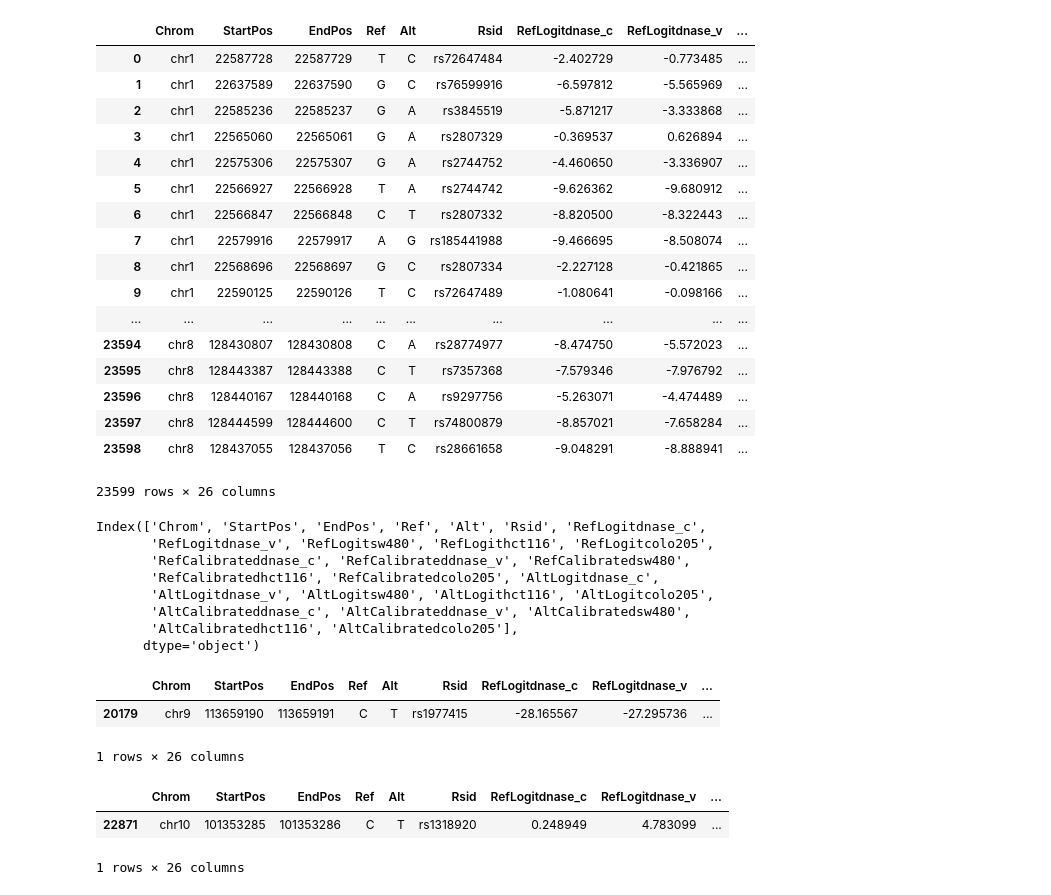
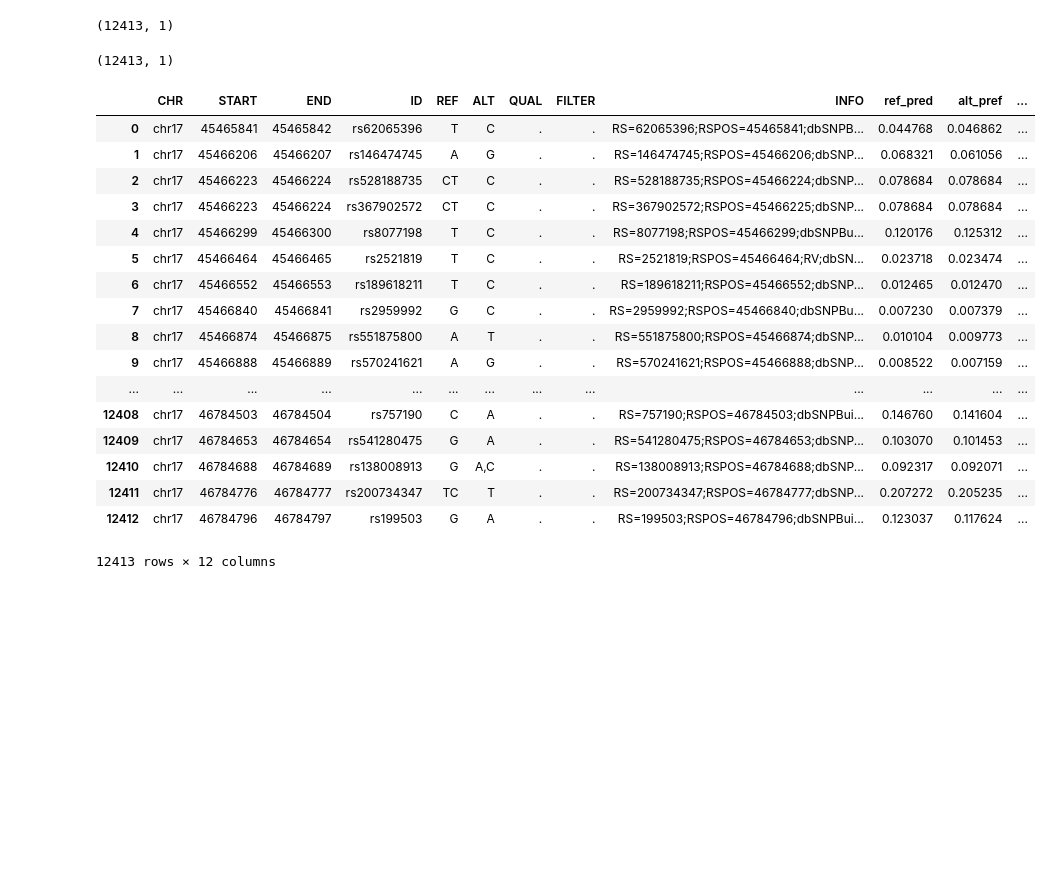
Before and after one commit to kundajelab/alzheimers_parkinsons, a Jupyter notebook: dl_interpret/SNP_effect_all_SNPs.ipynb, the cells around one changed output. Drawn from its saved outputs; the diff is of its cells as text; code cells hidden in the pictures; blank space fills up the shorter version.

```diff
--- a/dl_interpret/SNP_effect_all_SNPs.ipynb
+++ b/dl_interpret/SNP_effect_all_SNPs.ipynb
@@ -155,0 +75,8 @@ calibrated SNP predictions with Platt scaling
+# %%
+snp_ref_predictions.shape
+# %% [output]
+(12413, 1)
+# %%
+snp_alt_predictions.shape
+# %% [output]
+(12413, 1)
@@ -156,46 +88,23 @@ calibrated SNP predictions with Platt scaling
 # %%
 import pandas as pd
-snp_predictions=pd.read_csv("SNP_effect_predictions.txt",header=0,sep='\t')
+snp_predictions=pd.read_csv("MAPT_SNP_Ref_vs_Alt_predictions.txt",header=0,sep='\t')
 snp_predictions
 # %% [output]
-|  | Chrom | StartPos | EndPos | Ref | Alt | Rsid | RefLogitdnase_c | RefLogitdnase_v | ... |
-| 0 | chr1 | 22587728 | 22587729 | T | C | rs72647484 | -2.402729 | -0.773485 | ... |
-| 1 | chr1 | 22637589 | 22637590 | G | C | rs76599916 | -6.597812 | -5.565969 | ... |
-| 2 | chr1 | 22585236 | 22585237 | G | A | rs3845519 | -5.871217 | -3.333868 | ... |
-| 3 | chr1 | 22565060 | 22565061 | G | A | rs2807329 | -0.369537 | 0.626894 | ... |
-| 4 | chr1 | 22575306 | 22575307 | G | A | rs2744752 | -4.460650 | -3.336907 | ... |
-| 5 | chr1 | 22566927 | 22566928 | T | A | rs2744742 | -9.626362 | -9.680912 | ... |
-| 6 | chr1 | 22566847 | 22566848 | C | T | rs2807332 | -8.820500 | -8.322443 | ... |
-| 7 | chr1 | 22579916 | 22579917 | A | G | rs185441988 | -9.466695 | -8.508074 | ... |
-| 8 | chr1 | 22568696 | 22568697 | G | C | rs2807334 | -2.227128 | -0.421865 | ... |
-| 9 | chr1 | 22590125 | 22590126 | T | C | rs72647489 | -1.080641 | -0.098166 | ... |
-| ... | ... | ... | ... | ... | ... | ... | ... | ... | ... |
-| 23594 | chr8 | 128430807 | 128430808 | C | A | rs28774977 | -8.474750 | -5.572023 | ... |
-| 23595 | chr8 | 128443387 | 128443388 | C | T | rs7357368 | -7.579346 | -7.976792 | ... |
-| 23596 | chr8 | 128440167 | 128440168 | C | A | rs9297756 | -5.263071 | -4.474489 | ... |
-| 23597 | chr8 | 128444599 | 128444600 | C | T | rs74800879 | -8.857021 | -7.658284 | ... |
-| 23598 | chr8 | 128437055 | 128437056 | T | C | rs28661658 | -9.048291 | -8.888941 | ... |
+|  | CHR | START | END | ID | REF | ALT | QUAL | FILTER | INFO | ref_pred | alt_pref | ... |
+| 0 | chr17 | 45465841 | 45465842 | rs62065396 | T | C | . | . | RS=62065396;RSPOS=45465841;dbSNPB... | 0.044768 | 0.046862 | ... |
+| 1 | chr17 | 45466206 | 45466207 | rs146474745 | A | G | . | . | RS=146474745;RSPOS=45466206;dbSNP... | 0.068321 | 0.061056 | ... |
+| 2 | chr17 | 45466223 | 45466224 | rs528188735 | CT | C | . | . | RS=528188735;RSPOS=45466224;dbSNP... | 0.078684 | 0.078684 | ... |
+| 3 | chr17 | 45466223 | 45466224 | rs367902572 | CT | C | . | . | RS=367902572;RSPOS=45466225;dbSNP... | 0.078684 | 0.078684 | ... |
+| 4 | chr17 | 45466299 | 45466300 | rs8077198 | T | C | . | . | RS=8077198;RSPOS=45466299;dbSNPBu... | 0.120176 | 0.125312 | ... |
+| 5 | chr17 | 45466464 | 45466465 | rs2521819 | T | C | . | . | RS=2521819;RSPOS=45466464;RV;dbSN... | 0.023718 | 0.023474 | ... |
+| 6 | chr17 | 45466552 | 45466553 | rs189618211 | T | C | . | . | RS=189618211;RSPOS=45466552;dbSNP... | 0.012465 | 0.012470 | ... |
+| 7 | chr17 | 45466840 | 45466841 | rs2959992 | G | C | . | . | RS=2959992;RSPOS=45466840;dbSNPBu... | 0.007230 | 0.007379 | ... |
+| 8 | chr17 | 45466874 | 45466875 | rs551875800 | A | T | . | . | RS=551875800;RSPOS=45466874;dbSNP... | 0.010104 | 0.009773 | ... |
+| 9 | chr17 | 45466888 | 45466889 | rs570241621 | A | G | . | . | RS=570241621;RSPOS=45466888;dbSNP... | 0.008522 | 0.007159 | ... |
+| ... | ... | ... | ... | ... | ... | ... | ... | ... | ... | ... | ... | ... |
+| 12408 | chr17 | 46784503 | 46784504 | rs757190 | C | A | . | . | RS=757190;RSPOS=46784503;dbSNPBui... | 0.146760 | 0.141604 | ... |
+| 12409 | chr17 | 46784653 | 46784654 | rs541280475 | G | A | . | . | RS=541280475;RSPOS=46784653;dbSNP... | 0.103070 | 0.101453 | ... |
+| 12410 | chr17 | 46784688 | 46784689 | rs138008913 | G | A,C | . | . | RS=138008913;RSPOS=46784688;dbSNP... | 0.092317 | 0.092071 | ... |
+| 12411 | chr17 | 46784776 | 46784777 | rs200734347 | TC | T | . | . | RS=200734347;RSPOS=46784777;dbSNP... | 0.207272 | 0.205235 | ... |
+| 12412 | chr17 | 46784796 | 46784797 | rs199503 | G | A | . | . | RS=199503;RSPOS=46784796;dbSNPBui... | 0.123037 | 0.117624 | ... |
-23599 rows × 26 columns
+12413 rows × 12 columns
-# %%
-snp_predictions.columns
-# %% [output]
-Index(['Chrom', 'StartPos', 'EndPos', 'Ref', 'Alt', 'Rsid', 'RefLogitdnase_c',
-       'RefLogitdnase_v', 'RefLogitsw480', 'RefLogithct116', 'RefLogitcolo205',
-       'RefCalibrateddnase_c', 'RefCalibrateddnase_v', 'RefCalibratedsw480',
-       'RefCalibratedhct116', 'RefCalibratedcolo205', 'AltLogitdnase_c',
-       'AltLogitdnase_v', 'AltLogitsw480', 'AltLogithct116', 'AltLogitcolo205',
-       'AltCalibrateddnase_c', 'AltCalibrateddnase_v', 'AltCalibratedsw480',
-       'AltCalibratedhct116', 'AltCalibratedcolo205'],
-      dtype='object')
-# %%
-snp_predictions[snp_predictions['Rsid']=="rs1977415"]
-# %% [output]
-|  | Chrom | StartPos | EndPos | Ref | Alt | Rsid | RefLogitdnase_c | RefLogitdnase_v | ... |
-| 20179 | chr9 | 113659190 | 113659191 | C | T | rs1977415 | -28.165567 | -27.295736 | ... |
-1 rows × 26 columns
-# %%
-snp_predictions[snp_predictions['Rsid']=="rs1318920"]
-# %% [output]
-|  | Chrom | StartPos | EndPos | Ref | Alt | Rsid | RefLogitdnase_c | RefLogitdnase_v | ... |
-| 22871 | chr10 | 101353285 | 101353286 | C | T | rs1318920 | 0.248949 | 4.783099 | ... |
-1 rows × 26 columns
```
Also changed, not shown: parts of 34 cells of this notebook.
